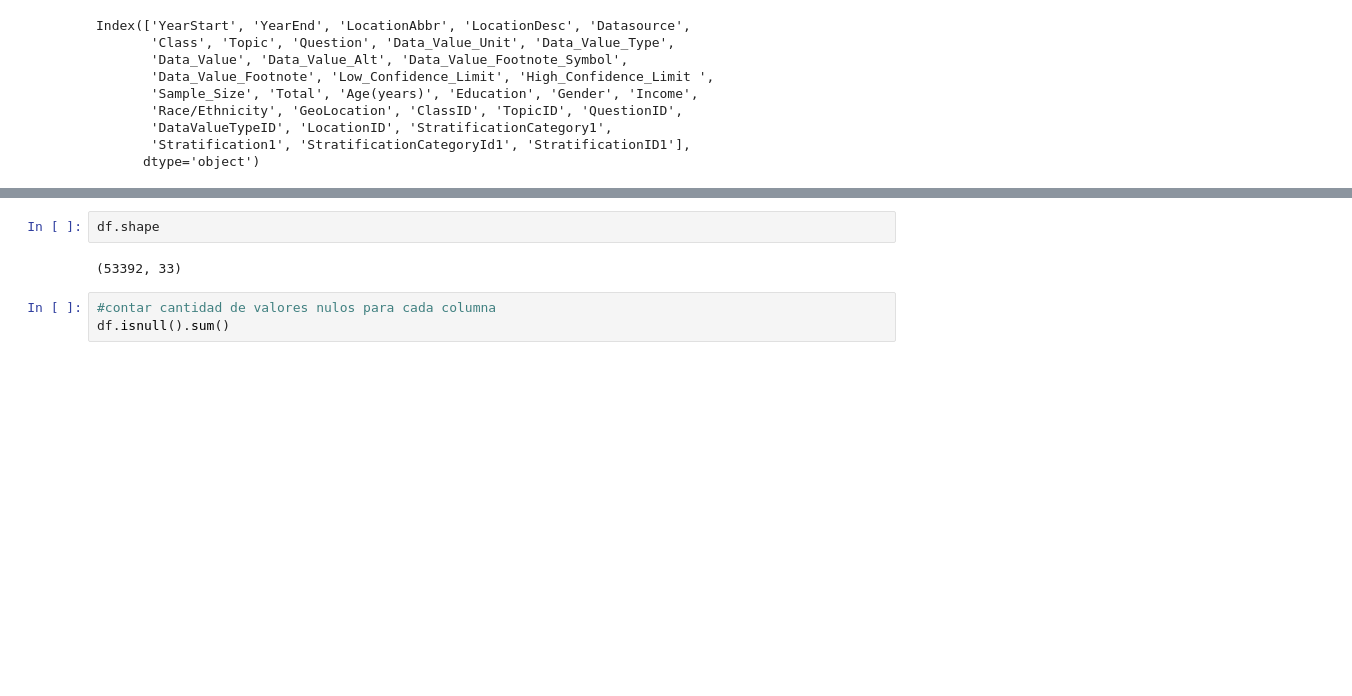
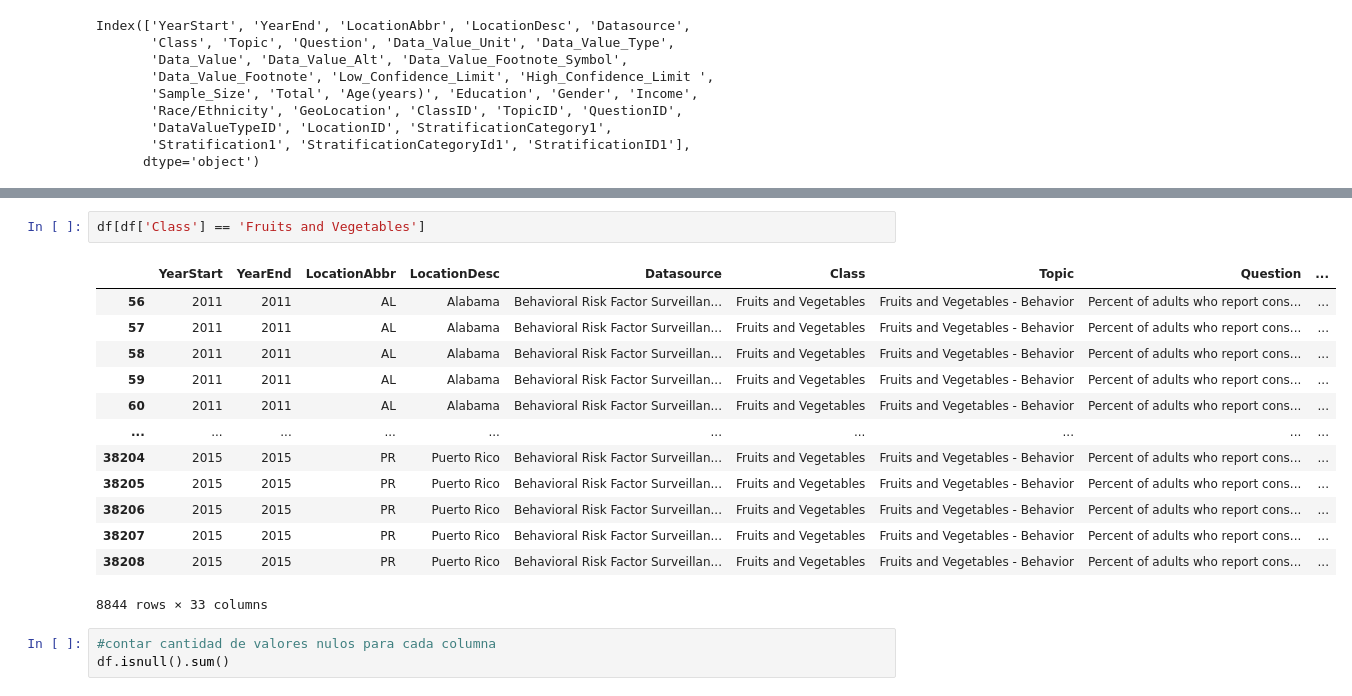
Before and after one commit to JoakoIA/Universidad, a Jupyter notebook: Python/Taller IV/Proyecto taller.ipynb, the cells around one changed output, grey strips where cells are left out. Cells and saved outputs as stored; diff of their text form; blank space fills up the shorter version.

```diff
--- a/Python/Taller IV/Proyecto taller.ipynb
+++ b/Python/Taller IV/Proyecto taller.ipynb
@@ -39,7 +48,19 @@ array(['Obesity / Weight Status', 'Fruits and Vegetables',
-# %%
-df.shape
-# %% [output]
-(53392, 33)
+# %%
+df[df['Class'] == 'Fruits and Vegetables']
+# %% [output]
+|  | YearStart | YearEnd | LocationAbbr | LocationDesc | Datasource | Class | Topic | Question | ... |
+| 56 | 2011 | 2011 | AL | Alabama | Behavioral Risk Factor Surveillan... | Fruits and Vegetables | Fruits and Vegetables - Behavior | Percent of adults who report cons... | ... |
+| 57 | 2011 | 2011 | AL | Alabama | Behavioral Risk Factor Surveillan... | Fruits and Vegetables | Fruits and Vegetables - Behavior | Percent of adults who report cons... | ... |
+| 58 | 2011 | 2011 | AL | Alabama | Behavioral Risk Factor Surveillan... | Fruits and Vegetables | Fruits and Vegetables - Behavior | Percent of adults who report cons... | ... |
+| 59 | 2011 | 2011 | AL | Alabama | Behavioral Risk Factor Surveillan... | Fruits and Vegetables | Fruits and Vegetables - Behavior | Percent of adults who report cons... | ... |
+| 60 | 2011 | 2011 | AL | Alabama | Behavioral Risk Factor Surveillan... | Fruits and Vegetables | Fruits and Vegetables - Behavior | Percent of adults who report cons... | ... |
+| ... | ... | ... | ... | ... | ... | ... | ... | ... | ... |
+| 38204 | 2015 | 2015 | PR | Puerto Rico | Behavioral Risk Factor Surveillan... | Fruits and Vegetables | Fruits and Vegetables - Behavior | Percent of adults who report cons... | ... |
+| 38205 | 2015 | 2015 | PR | Puerto Rico | Behavioral Risk Factor Surveillan... | Fruits and Vegetables | Fruits and Vegetables - Behavior | Percent of adults who report cons... | ... |
+| 38206 | 2015 | 2015 | PR | Puerto Rico | Behavioral Risk Factor Surveillan... | Fruits and Vegetables | Fruits and Vegetables - Behavior | Percent of adults who report cons... | ... |
+| 38207 | 2015 | 2015 | PR | Puerto Rico | Behavioral Risk Factor Surveillan... | Fruits and Vegetables | Fruits and Vegetables - Behavior | Percent of adults who report cons... | ... |
+| 38208 | 2015 | 2015 | PR | Puerto Rico | Behavioral Risk Factor Surveillan... | Fruits and Vegetables | Fruits and Vegetables - Behavior | Percent of adults who report cons... | ... |
+8844 rows × 33 columns
 # %%
 #contar cantidad de valores nulos para cada columna
 df.isnull().sum()
```
Also changed, not shown: parts of 13 cells of this notebook, 26 other files.
